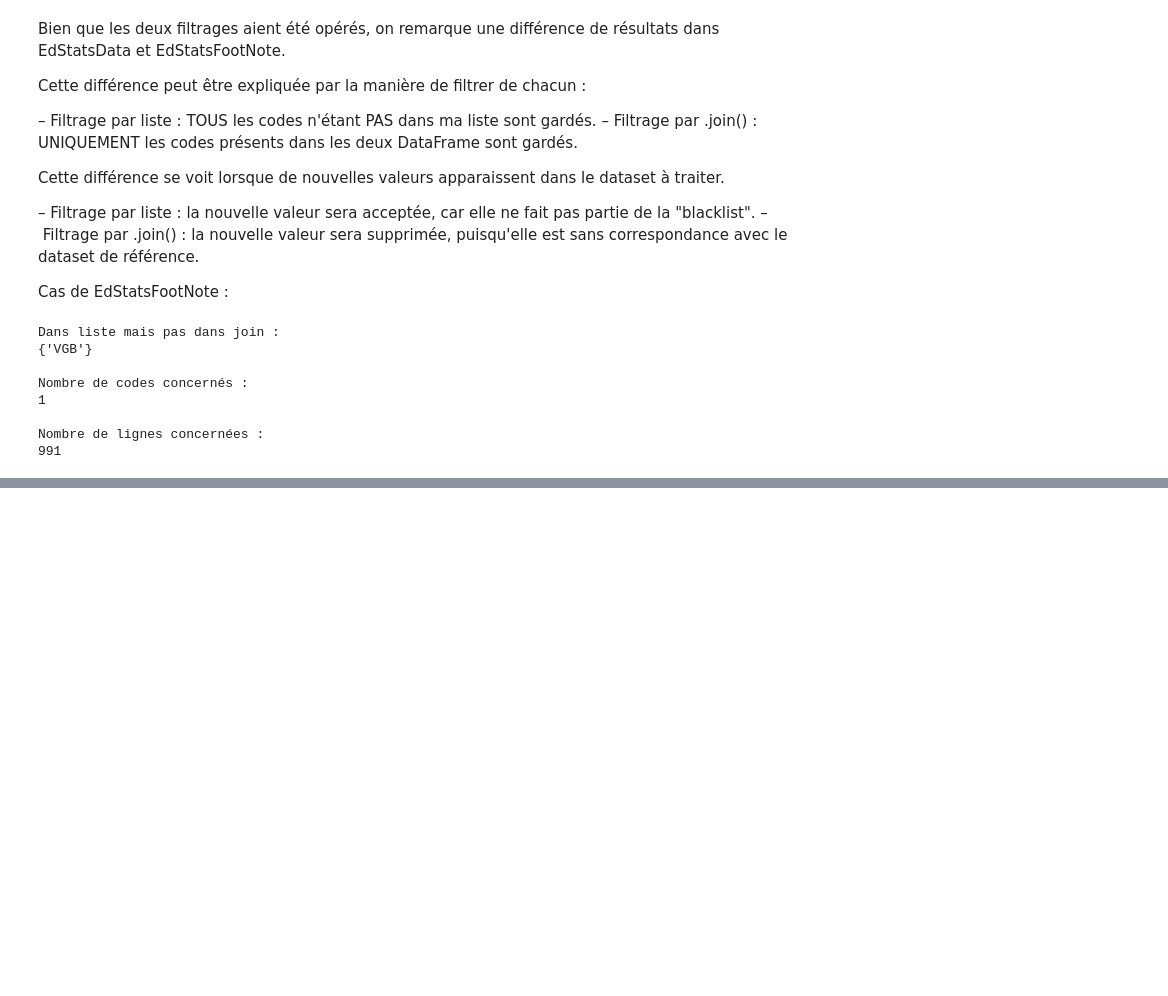
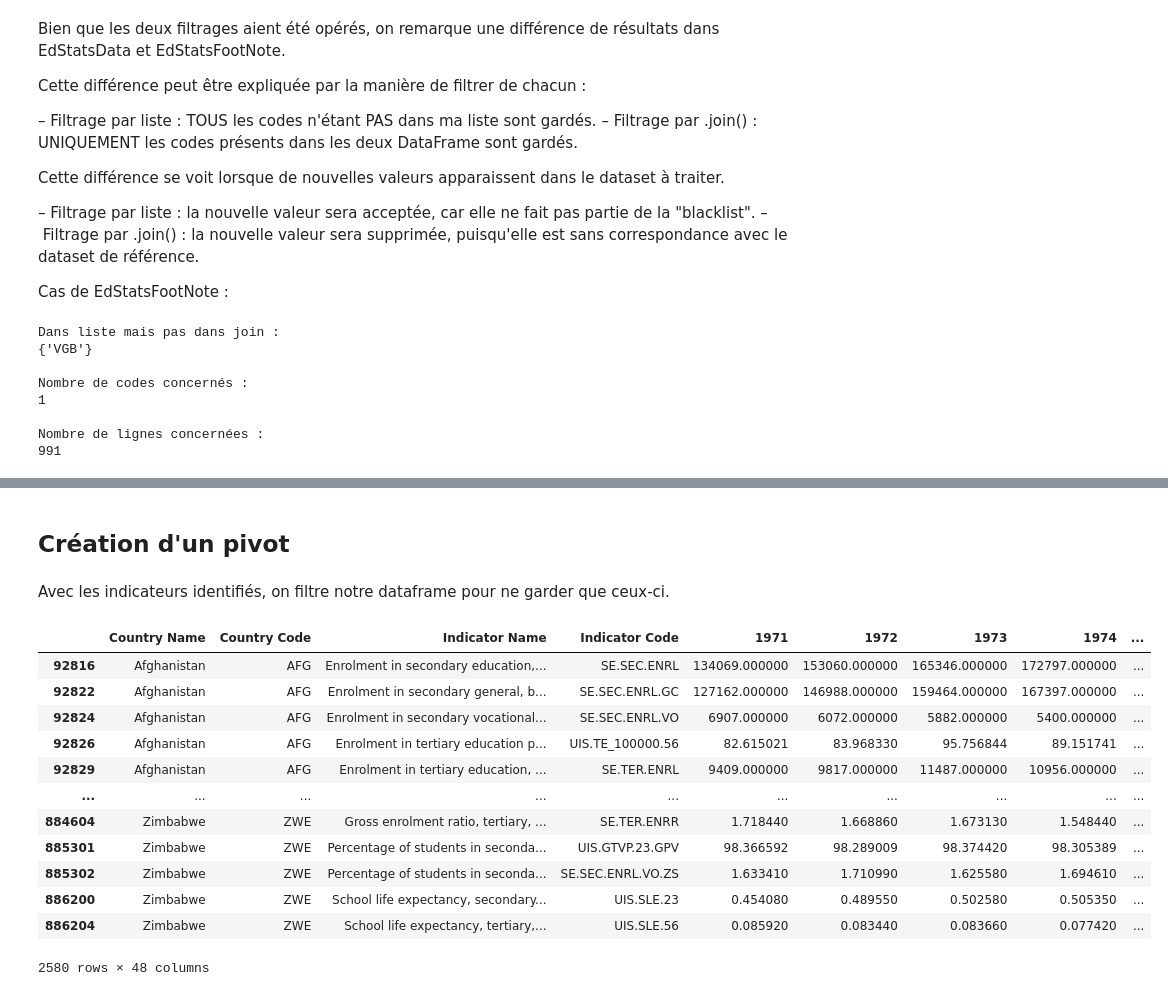
Before and after one commit to arnaud-degreze/OCR-Projet-2, a Jupyter notebook: Exo1.ipynb, the cells around one changed output, grey strips where cells are left out. Cells and saved outputs as stored; diff of their text form; code cells hidden in the pictures; blank space fills up the shorter version.

```diff
--- a/Exo1.ipynb
+++ b/Exo1.ipynb
@@ -764,0 +930,37 @@ Nombre de lignes concernées :
+# %% [markdown]
+## Création d'un pivot
+# %% [markdown]
+Avec les indicateurs identifiés, on filtre notre dataframe pour ne garder que ceux-ci.
+# %%
+indicator_list = [
+    "School life expectancy, secondary, both sexes (years)",
+    "School life expectancy, tertiary, both sexes (years)",
+    "Gross enrolment ratio, secondary, both sexes (%)",
+    "Enrolment in secondary education, both sexes (number)",
+    "Enrolment in tertiary education, all programmes, both sexes (number)",
+    "Gross enrolment ratio, tertiary, both sexes (%)",
+    "Enrolment in tertiary education per 100,000 inhabitants, both sexes",
+    "Percentage of students in secondary education enrolled in vocational programmes, both sexes (%)",
+    "Enrolment in secondary general, both sexes (number)",
+    "Percentage of students in secondary education enrolled in general programmes, both sexes (%)",
+    "Enrolment in secondary vocational, both sexes (number)",
+    "Graduates from tertiary education, both sexes (number)"
+]
+
+
+interesting_indicators = data_clean_indicator[data_clean_indicator["Indicator Name"].isin(indicator_list)]
+interesting_indicators
+# %% [output]
+|  | Country Name | Country Code | Indicator Name | Indicator Code | 1971 | 1972 | 1973 | 1974 | ... |
+| 92816 | Afghanistan | AFG | Enrolment in secondary education,... | SE.SEC.ENRL | 134069.000000 | 153060.000000 | 165346.000000 | 172797.000000 | ... |
+| 92822 | Afghanistan | AFG | Enrolment in secondary general, b... | SE.SEC.ENRL.GC | 127162.000000 | 146988.000000 | 159464.000000 | 167397.000000 | ... |
+| 92824 | Afghanistan | AFG | Enrolment in secondary vocational... | SE.SEC.ENRL.VO | 6907.000000 | 6072.000000 | 5882.000000 | 5400.000000 | ... |
+| 92826 | Afghanistan | AFG | Enrolment in tertiary education p... | UIS.TE_100000.56 | 82.615021 | 83.968330 | 95.756844 | 89.151741 | ... |
+| 92829 | Afghanistan | AFG | Enrolment in tertiary education, ... | SE.TER.ENRL | 9409.000000 | 9817.000000 | 11487.000000 | 10956.000000 | ... |
+| ... | ... | ... | ... | ... | ... | ... | ... | ... | ... |
+| 884604 | Zimbabwe | ZWE | Gross enrolment ratio, tertiary, ... | SE.TER.ENRR | 1.718440 | 1.668860 | 1.673130 | 1.548440 | ... |
+| 885301 | Zimbabwe | ZWE | Percentage of students in seconda... | UIS.GTVP.23.GPV | 98.366592 | 98.289009 | 98.374420 | 98.305389 | ... |
+| 885302 | Zimbabwe | ZWE | Percentage of students in seconda... | SE.SEC.ENRL.VO.ZS | 1.633410 | 1.710990 | 1.625580 | 1.694610 | ... |
+| 886200 | Zimbabwe | ZWE | School life expectancy, secondary... | UIS.SLE.23 | 0.454080 | 0.489550 | 0.502580 | 0.505350 | ... |
+| 886204 | Zimbabwe | ZWE | School life expectancy, tertiary,... | UIS.SLE.56 | 0.085920 | 0.083440 | 0.083660 | 0.077420 | ... |
+2580 rows × 48 columns
```
Also changed, not shown: parts of 52 cells of this notebook.
